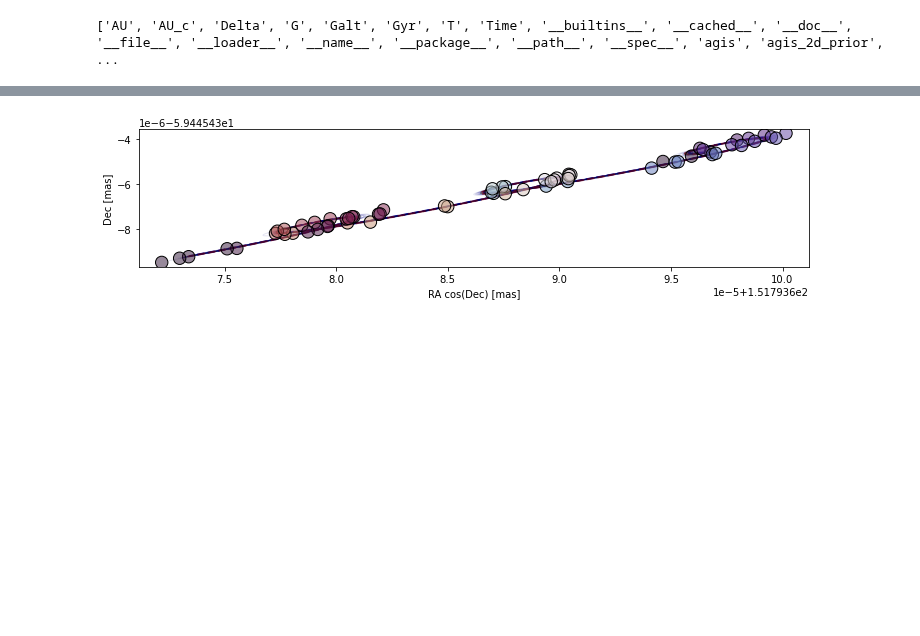
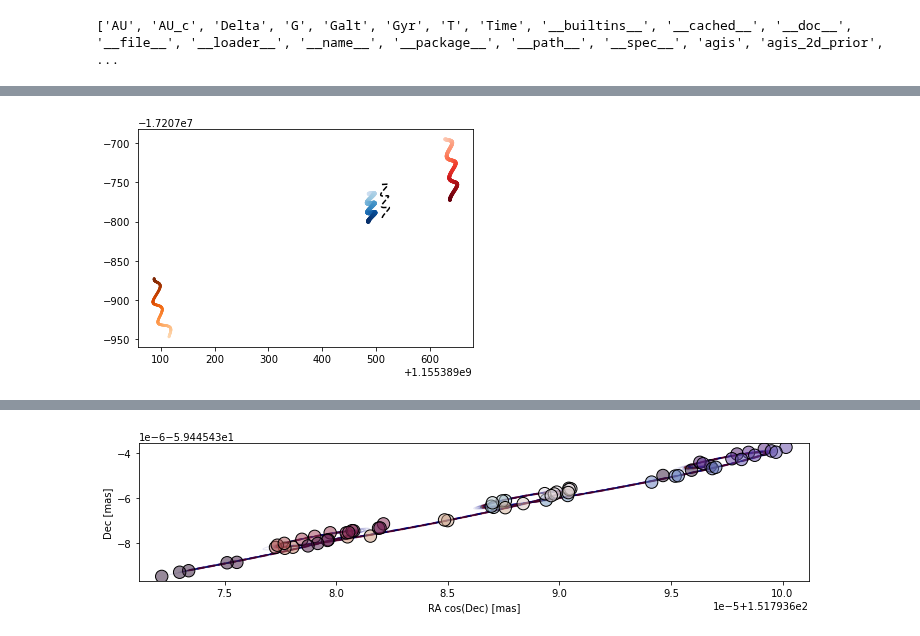
Before and after one commit to zpenoyre/astromet.py, a Jupyter notebook: example.ipynb, the cells around one changed output, grey strips where cells are left out. Drawn from its saved outputs; the diff is of its cells as text; code cells hidden in the pictures; blank space fills up the shorter version.

```diff
--- a/example.ipynb
+++ b/example.ipynb
@@ -18,9 +18,6 @@ dr2period=22/12 # in years
 edr3Period=34/12 # in years
 mas=astromet.mas # conversion from degrees to milli-arcseconds
 # %%
-# times when system is observed [years, CE]
-ts=2016+np.sort(edr3Period*(-0.5+np.random.rand(64)))
-
 # an object wich holds all the necessary parameters to find the astrometric path
 params=astromet.params()
 
@@ -37,14 +34,14 @@ params.pllx=1+9*np.random.rand()
 print('Parallax [mas]: \n',params.pllx)
 
 # binary parameters
-params.M=10*np.random.rand()**2
+params.M=1000*np.random.rand()**2
 print('Mass of brightest source [mSun]: \n',params.M)
-params.a=10*np.random.rand()
+params.a=100*np.random.rand()
 print('Semi-major axis [AU]: \n',params.a)
 params.e=np.random.rand()
 print('Eccentricity [dimensionless]: \n',params.e)
-params.q=0.1#10*(np.random.rand()**4)
-params.l=0.05#np.random.rand()
+params.q=10*(np.random.rand()**4)
+params.l=np.random.rand()
 print('Light (l<1) and mass (q) ratios of binary [dimensionless]: \n',params.l,params.q)
 params.vPhi=2*np.pi*np.random.rand()
 params.vTheta=np.pi*np.random.rand()
@@ -139,0 +73,25 @@ NameError: name 'dfvsdfv' is not defined
+# %%
+# calculating the on-sky path
+plotts=np.linspace(2016-0.5*edr3Period,2016+0.5*edr3Period,256)
+
+# first just the c.o.m.
+raccoms,deccoms=astromet.track(plotts,params,comOnly=True)
+# then the positions of the centre of light, and both masses
+raccols,deccols,rac1s,dec1s,rac2s,dec2s=astromet.track(plotts,params,allComponents=True)
+
+# colouring by time (white to coloured)
+ccols=mpl.cm.Blues(np.interp(plotts,[plotts[0],plotts[-1]],[0.2,1]))
+c1s=mpl.cm.Reds(np.interp(plotts,[plotts[0],plotts[-1]],[0.2,1]))
+c2s=mpl.cm.Oranges(np.interp(plotts,[plotts[0],plotts[-1]],[0.2,1]))
+
+ss=np.ones_like(plotts)
+
+# plotting
+trackPlot=plt.gca()
+trackPlot.plot(raccoms,deccoms,c='k',ls='--')
+trackPlot.scatter(raccols,deccols,c=ccols,s=10)
+trackPlot.scatter(rac1s,dec1s,c=c1s,s=10/(1+params.l))
+trackPlot.scatter(rac2s,dec2s,c=c2s,s=10*params.l/(1+params.l))
+plt.show()
+# %% [output]
+[figure, added]
```
Also changed, not shown: parts of 3 cells of this notebook, 31 other files.
